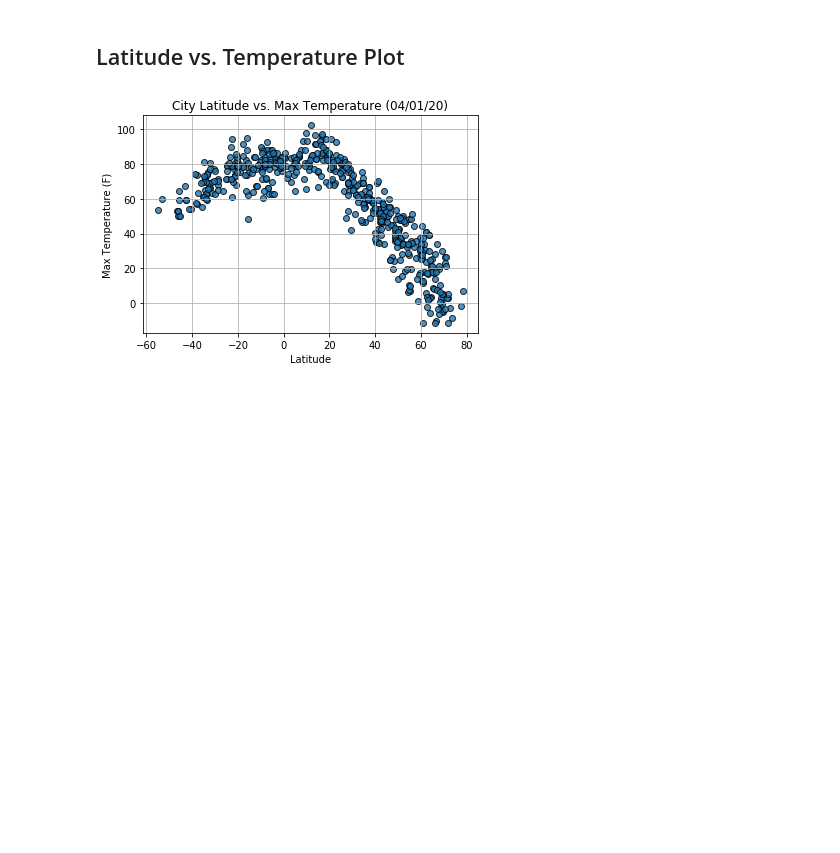
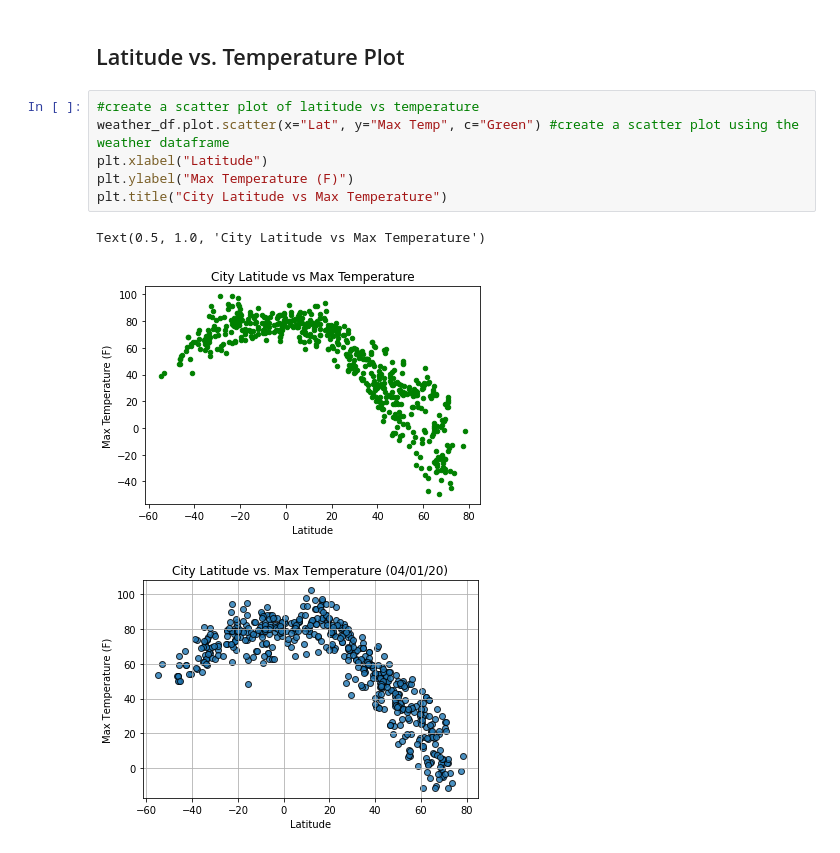
Before and after one commit to felpronove/python-api-challenge, a Jupyter notebook: starter_code/WeatherPy.ipynb, the cells around one changed output. Cells and saved outputs as stored; diff of their text form; blank space fills up the shorter version.

Commit message:
Created scatter plots for the relationship of various statistics vs city latitude

```diff
--- a/starter_code/WeatherPy.ipynb
+++ b/starter_code/WeatherPy.ipynb
@@ -346,6 +346,15 @@ Int64Index([], dtype='int64')
 * Save the plotted figures as .pngs.
 # %% [markdown]
 ## Latitude vs. Temperature Plot
+# %%
+#create a scatter plot of latitude vs temperature
+weather_df.plot.scatter(x="Lat", y="Max Temp", c="Green") #create a scatter plot using the weather dataframe
+plt.xlabel("Latitude")
+plt.ylabel("Max Temperature (F)")
+plt.title("City Latitude vs Max Temperature")
+# %% [output]
+Text(0.5, 1.0, 'City Latitude vs Max Temperature')
+[figure, added]
 # %%
 # %% [output]
 [figure]
```
Also changed, not shown: parts of 3 cells of this notebook.
